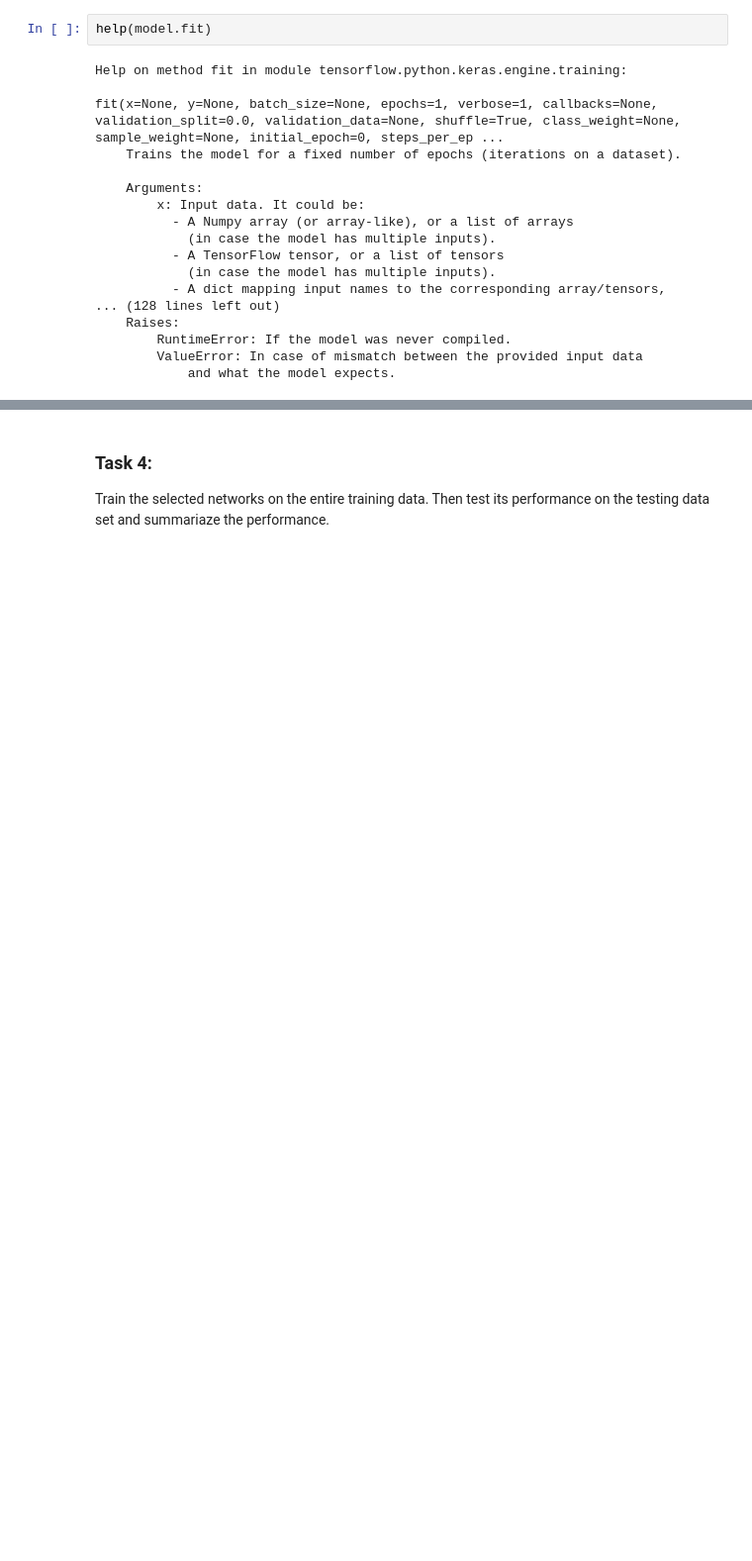
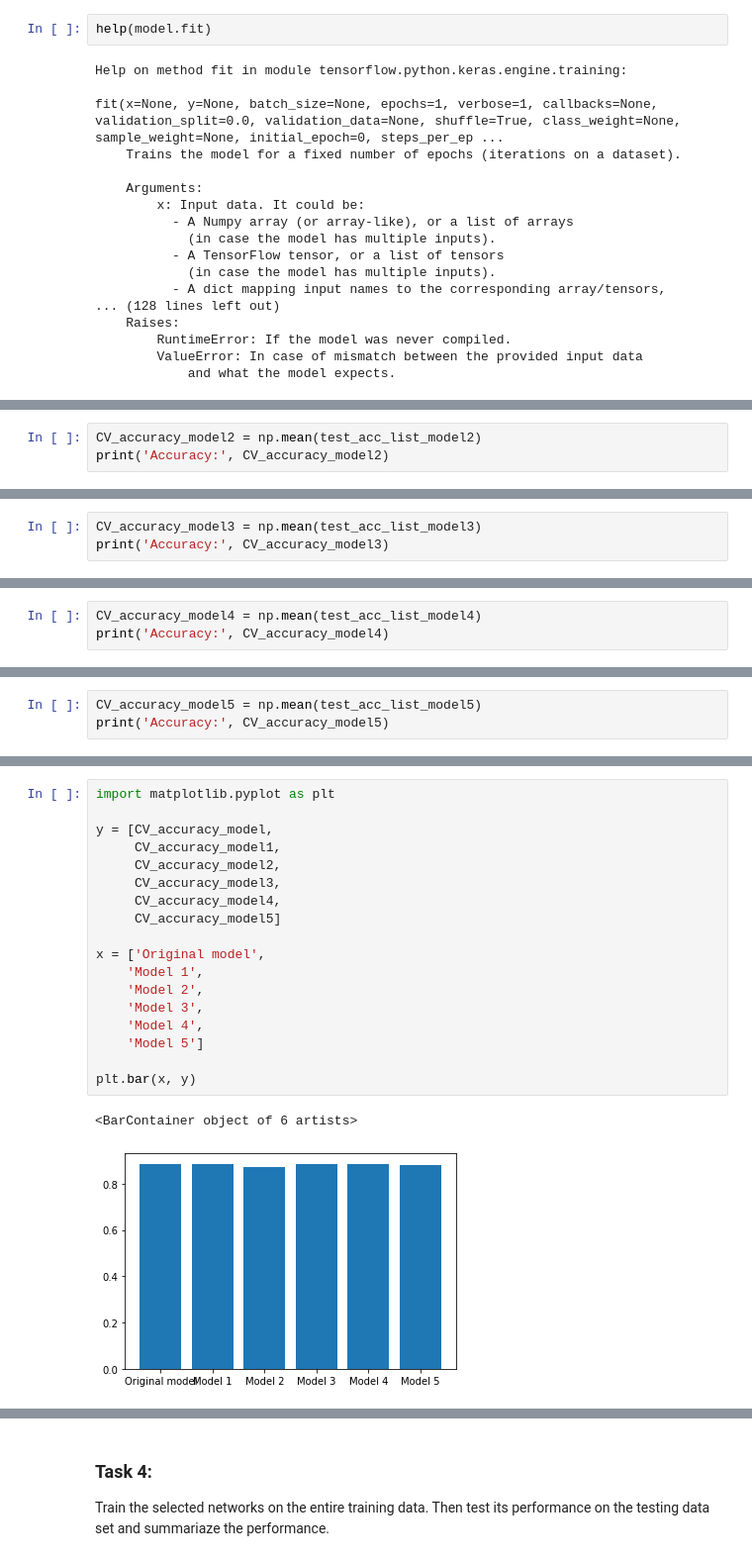
Before and after one commit to sarathiringer/DeepLearningAICourseFall2020, a Jupyter notebook: Lab3Stud.ipynb, the cells around one changed output, grey strips where cells are left out. Shown at 99% size. Saved outputs shown, nothing was run; the diff lists cells and outputs as text; blank space fills up the shorter version.

```diff
--- a/Lab3Stud.ipynb
+++ b/Lab3Stud.ipynb
@@ -466,0 +594,3 @@ Accuracy: nan
+# %%
+CV_accuracy_model2 = np.mean(test_acc_list_model2)
+print('Accuracy:', CV_accuracy_model2)
@@ -466,0 +644,3 @@ Accuracy: nan
+# %%
+CV_accuracy_model3 = np.mean(test_acc_list_model3)
+print('Accuracy:', CV_accuracy_model3)
@@ -466,0 +694,3 @@ Accuracy: nan
+# %%
+CV_accuracy_model4 = np.mean(test_acc_list_model4)
+print('Accuracy:', CV_accuracy_model4)
@@ -466,0 +744,3 @@ Accuracy: nan
+# %%
+CV_accuracy_model5 = np.mean(test_acc_list_model5)
+print('Accuracy:', CV_accuracy_model5)
@@ -466,0 +752,21 @@ Accuracy: nan
+# %%
+import matplotlib.pyplot as plt
+
+y = [CV_accuracy_model,
+     CV_accuracy_model1,
+     CV_accuracy_model2,
+     CV_accuracy_model3,
+     CV_accuracy_model4,
+     CV_accuracy_model5]
+
+x = ['Original model',
+    'Model 1',
+    'Model 2',
+    'Model 3',
+    'Model 4',
+    'Model 5']
+
+plt.bar(x, y)
+# %% [output]
+<BarContainer object of 6 artists>
+[figure, added]
```
Also changed, not shown: parts of 60 cells of this notebook.
